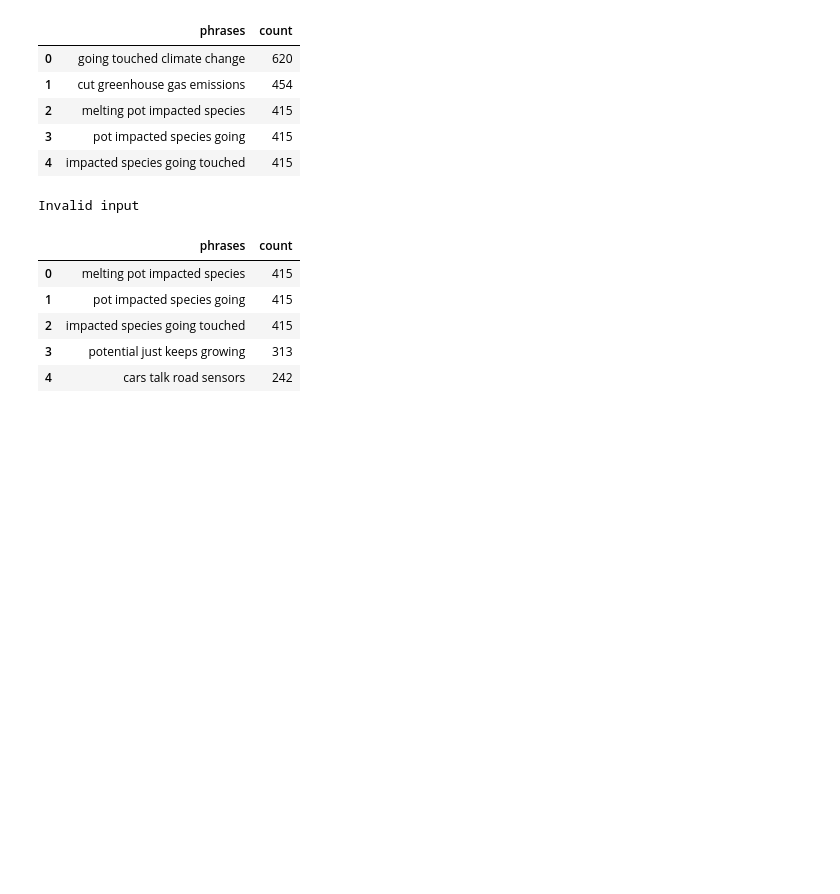
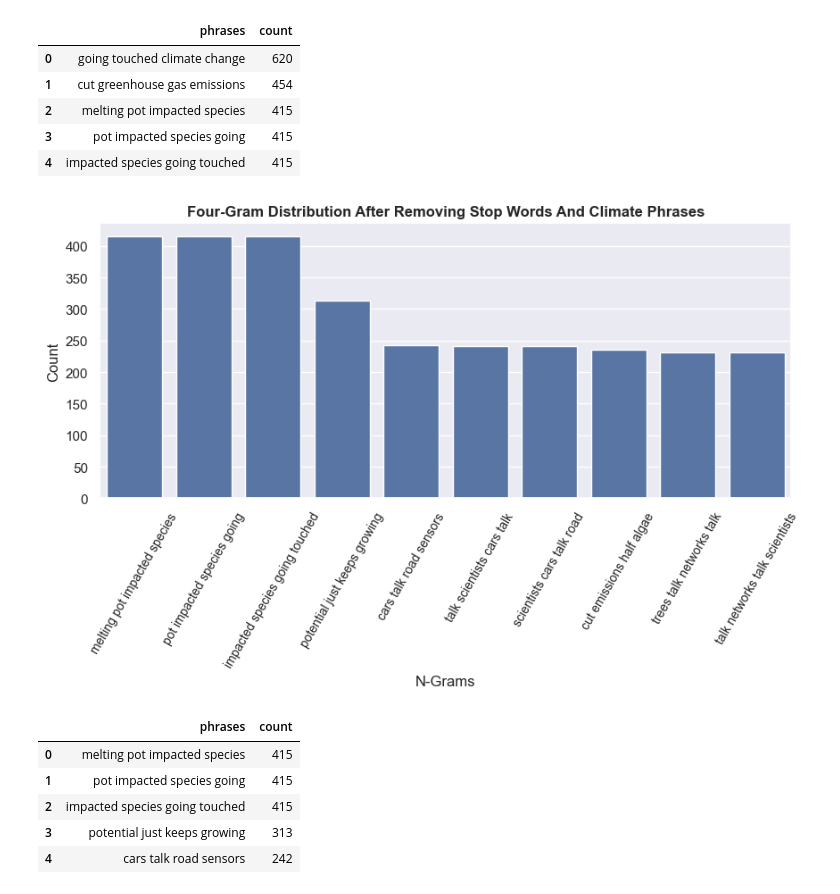
Before and after one commit to giantmagellan/climate-lang-processing, a Jupyter notebook: scripts/eda.ipynb, the cells around one changed output. Cells and saved outputs as stored; diff of their text form; code cells hidden in the pictures; blank space fills up the shorter version.

```diff
--- a/scripts/eda.ipynb
+++ b/scripts/eda.ipynb
@@ -198,9 +193,9 @@ fourgram_nosw_df.head()
 | 4 | impacted species going touched | 415 |
 # %%
 # Four-gram distribution After Removing CLimate Phrases (Stop Words Removed)
-fourgram_nocp_df = get_top_n_ngram(corpus=df['snippet_no_climate'], ngram_min=4, ngram_max=4)
+fourgram_nocp_df = get_top_n_ngram(corpus=df['snippet_no_climate'], n_phrases=10, ngram_min=4, ngram_max=4)
 # %% [output]
-Invalid input
+[figure, added]
 # %%
 fourgram_nocp_df.head()
 # %% [output]
```
Also changed, not shown: parts of 7 cells of this notebook, 2 other files.
